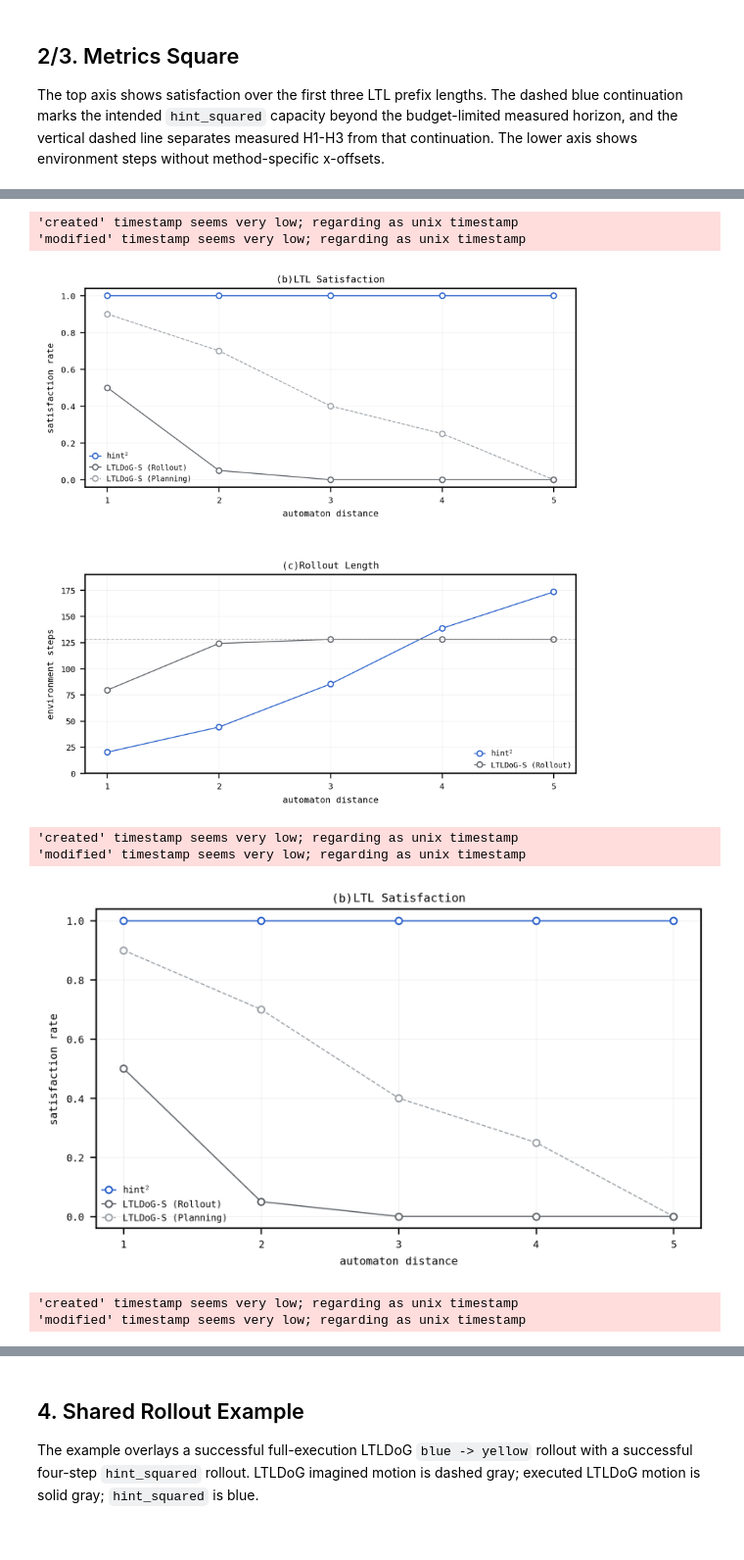
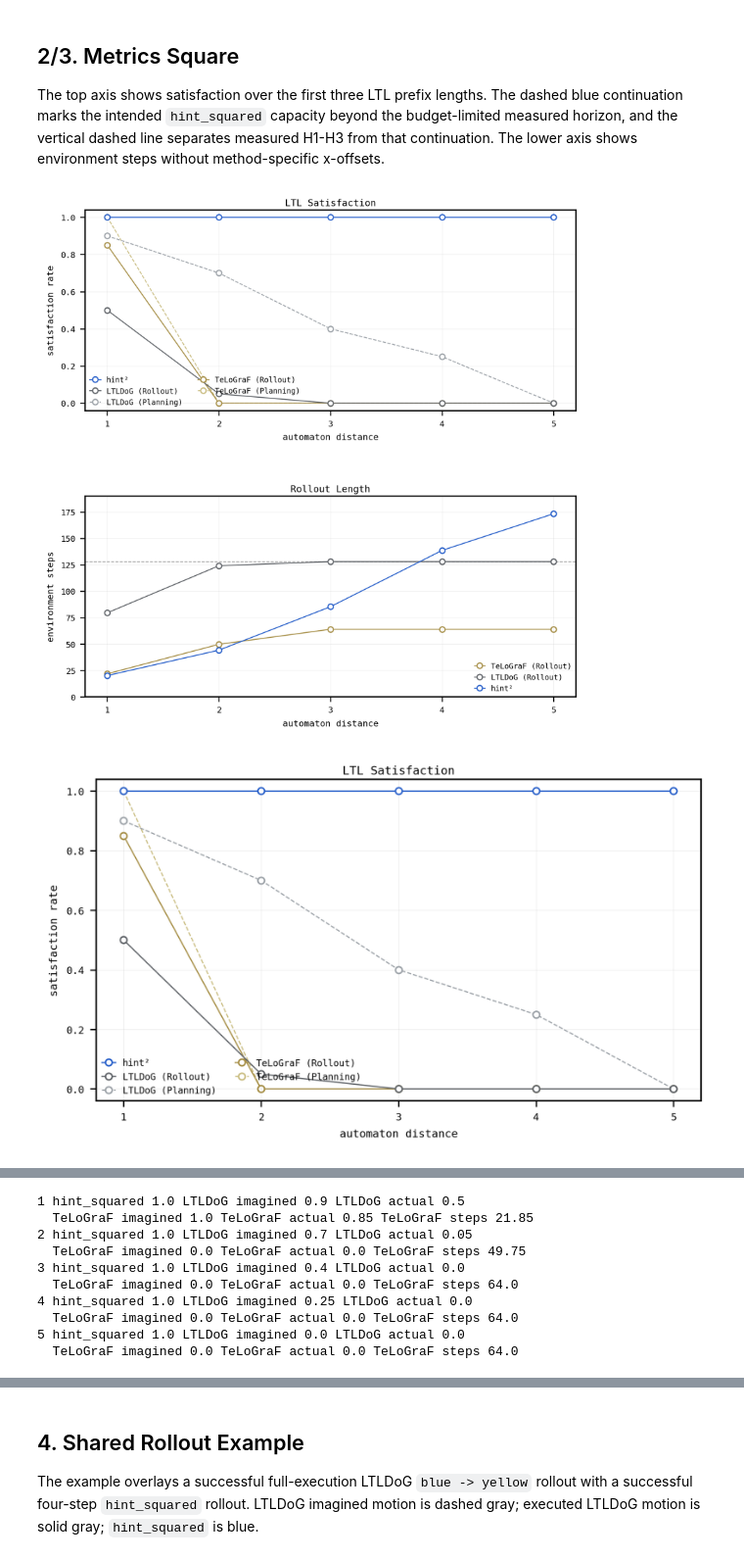
Before and after one commit to moritz-zoellner/guided-diffusion, a Jupyter notebook: toy_squares/baselines/paperplots.ipynb, the cells around one changed output, grey strips where cells are left out. Shown at 98% size. Saved outputs shown, nothing was run; the diff lists cells and outputs as text; code cells hidden in the pictures.

```diff
--- a/toy_squares/baselines/paperplots.ipynb
+++ b/toy_squares/baselines/paperplots.ipynb
@@ -396,12 +456,20 @@ def plot_success_axis(ax, legend=True, compact=False):
     marker_kwargs_ours = dict(marker='o', markersize=4.0, markerfacecolor='white', markeredgewidth=0.9)
     marker_kwargs_imagined = dict(marker='o', markersize=4.0, markerfacecolor='white', markeredgewidth=0.9)
     marker_kwargs_actual = dict(marker='o', markersize=4.0, markerfacecolor='white', markeredgewidth=0.9)
+    marker_kwargs_telograf = dict(marker='o', markersize=4.0, markerfacecolor='white', markeredgewidth=0.9)
+    if INCLUDE_TELOGRAF:
+        ax.plot(h, [TELOGRAF_IMAGINED.get(x, np.nan) for x in h], linewidth=0.675,
+                linestyle='--', color=TELOGRAF_LIGHT, label='TeLoGraF (Planning)',
+                zorder=1, **marker_kwargs_telograf)
+        ax.plot(h, [TELOGRAF_ACTUAL.get(x, np.nan) for x in h], linewidth=0.725,
+                color=TELOGRAF_COLOR, label='TeLoGraF (Rollout)', zorder=1.1, **marker_kwargs_telograf)
+    ax.plot(h, [ltldog_imagined.get(x, np.nan) for x in h], linewidth=0.675,
+            linestyle='--', color=LTLDOG_GRAY_LIGHT, label='LTLDoG (Planning)',
+            zorder=2, **marker_kwargs_imagined)
+    ax.plot(h, [ltldog_actual.get(x, np.nan) for x in h], linewidth=0.725,
+            color=LTLDOG_GRAY, label='LTLDoG (Rollout)', zorder=2.1, **marker_kwargs_actual)
     ax.plot(h, [ours_actual.get(x, np.nan) for x in h], linewidth=0.8, color=OUR_BLUE,
-            label='hint$^2$', **marker_kwargs_ours)
-    ax.plot(h, [ltldog_imagined.get(x, np.nan) for x in h], linewidth=0.675,
-            linestyle='--', color=LTLDOG_GRAY_LIGHT, label='LTLDoG-S (Planning)', **marker_kwargs_imagined)
-    ax.plot(h, [ltldog_actual.get(x, np.nan) for x in h], linewidth=0.725,
-            color=LTLDOG_GRAY, label='LTLDoG-S (Rollout)', **marker_kwargs_actual)
+            label='hint²', zorder=3, **marker_kwargs_ours)
     ax.set_xlim(0.8, 5.2)
     ax.set_ylim(-0.04, 1.04)
     ax.set_xticks([1, 2, 3, 4, 5])
@@ -416,21 +484,23 @@ def plot_success_axis(ax, legend=True, compact=False):
     style_metric_frame(ax)
     if legend:
         ax.legend(handles=paper_legend_handles(), loc='lower left', frameon=False,
+                  ncol=2 if INCLUDE_TELOGRAF else 1,
                   handlelength=1.5, borderaxespad=0.2)
 
 
 def plot_steps_axis(ax, legend=True, compact=False):
-    method_specs = {
-        'ours': ('hint$^2$', OUR_BLUE, 0.725),
-        'ltldog': ('LTLDoG-S (Rollout)', LTLDOG_GRAY, 0.725),
-    }
-    for method, (label, color, line_width) in method_specs.items():
+    method_specs = {}
+    if INCLUDE_TELOGRAF:
+        method_specs['telograf'] = ('TeLoGraF (Rollout)', TELOGRAF_COLOR, 0.725, 1)
+    method_specs['ltldog'] = ('LTLDoG (Rollout)', LTLDOG_GRAY, 0.725, 2)
+    method_specs['ours'] = ('hint²', OUR_BLUE, 0.725, 3)
+    for method, (label, color, line_width, zorder) in method_specs.items():
         means = mean_steps_by_horizon(method)
         x = [h for h in EXTENDED_HORIZONS if h in means]
         y = [means[h] for h in x]
         marker_kwargs = dict(marker='o', markersize=4.0, markerfacecolor='white', markeredgewidth=0.9)
-        ax.plot(x, y, linewidth=line_width, color=color, label=label, **marker_kwargs)
-    ax.axhline(128, color=AXIS_GRAY, linestyle='--', linewidth=0.6, alpha=0.70)
+        ax.plot(x, y, linewidth=line_width, color=color, label=label, zorder=zorder, **marker_kwargs)
+    ax.axhline(128, color=AXIS_GRAY, linestyle='--', linewidth=0.6, alpha=0.70, zorder=0.8)
     ax.set_xlim(0.8, 5.2)
     ax.set_ylim(0, 190)
     ax.set_xticks(EXTENDED_HORIZONS)
@@ -451,30 +521,34 @@ def plot_metrics_square(fig=None, subplotspec=None, legend=True, compact=False):
     if fig is None:
         fig = plt.figure(figsize=(SQUARE_SIDE_IN, SQUARE_SIDE_IN), constrained_layout=True)
         gs = fig.add_gridspec(2, 1, height_ratios=[1.0, 1.0], hspace=0.16)
     else:
         gs = subplotspec.subgridspec(2, 1, height_ratios=[1.0, 1.0], hspace=0.18)
     ax_success = fig.add_subplot(gs[0, 0])
     ax_steps = fig.add_subplot(gs[1, 0])
     plot_success_axis(ax_success, legend=legend, compact=compact)
     plot_steps_axis(ax_steps, legend=legend, compact=compact)
     return fig, (ax_success, ax_steps)
 
 
 fig, axes = plot_metrics_square(legend=True)
 save_fig(fig, 'fig2_3_metrics_square')
 plt.show()
 
 fig_success, ax_success = plt.subplots(figsize=(SQUARE_SIDE_IN, 0.58 * SQUARE_SIDE_IN), constrained_layout=True)
 plot_success_axis(ax_success, legend=True)
 save_fig(fig_success, 'fig2_success_rate_over_horizon')
 plt.show()
 
 fig_steps, ax_steps = plt.subplots(figsize=(SQUARE_SIDE_IN, 0.58 * SQUARE_SIDE_IN), constrained_layout=True)
 plot_steps_axis(ax_steps, legend=True)
 save_fig(fig_steps, 'fig3_steps_taken_over_horizon')
 plt.show()
 
 ours_actual, ltldog_actual, ltldog_imagined = metric_values()
 for h in DISPLAY_HORIZONS:
     print(h, 'hint_squared', ours_actual.get(h), 'LTLDoG imagined', ltldog_imagined.get(h), 'LTLDoG actual', ltldog_actual.get(h))
+    if INCLUDE_TELOGRAF:
+        print(' ', 'TeLoGraF imagined', TELOGRAF_IMAGINED.get(h), 'TeLoGraF actual', TELOGRAF_ACTUAL.get(h), 'TeLoGraF steps', TELOGRAF_MEAN_STEPS.get(h))
 # %% [output]
+[figure, new version]
+[figure, new version]
@@ -481,8 +556,10 @@ for h in DISPLAY_HORIZONS:
-'created' timestamp seems very low; regarding as unix timestamp
-'modified' timestamp seems very low; regarding as unix timestamp
+1 hint_squared 1.0 LTLDoG imagined 0.9 LTLDoG actual 0.5
+  TeLoGraF imagined 1.0 TeLoGraF actual 0.85 TeLoGraF steps 21.85
+2 hint_squared 1.0 LTLDoG imagined 0.7 LTLDoG actual 0.05
+  TeLoGraF imagined 0.0 TeLoGraF actual 0.0 TeLoGraF steps 49.75
+3 hint_squared 1.0 LTLDoG imagined 0.4 LTLDoG actual 0.0
+  TeLoGraF imagined 0.0 TeLoGraF actual 0.0 TeLoGraF steps 64.0
+4 hint_squared 1.0 LTLDoG imagined 0.25 LTLDoG actual 0.0
+  TeLoGraF imagined 0.0 TeLoGraF actual 0.0 TeLoGraF steps 64.0
+5 hint_squared 1.0 LTLDoG imagined 0.0 LTLDoG actual 0.0
+  TeLoGraF imagined 0.0 TeLoGraF actual 0.0 TeLoGraF steps 64.0
-[figure, old version]
-'created' timestamp seems very low; regarding as unix timestamp
-'modified' timestamp seems very low; regarding as unix timestamp
-[figure, old version]
-'created' timestamp seems very low; regarding as unix timestamp
-'modified' timestamp seems very low; regarding as unix timestamp
```
Also changed, not shown: parts of 6 cells of this notebook, 43 other files.
